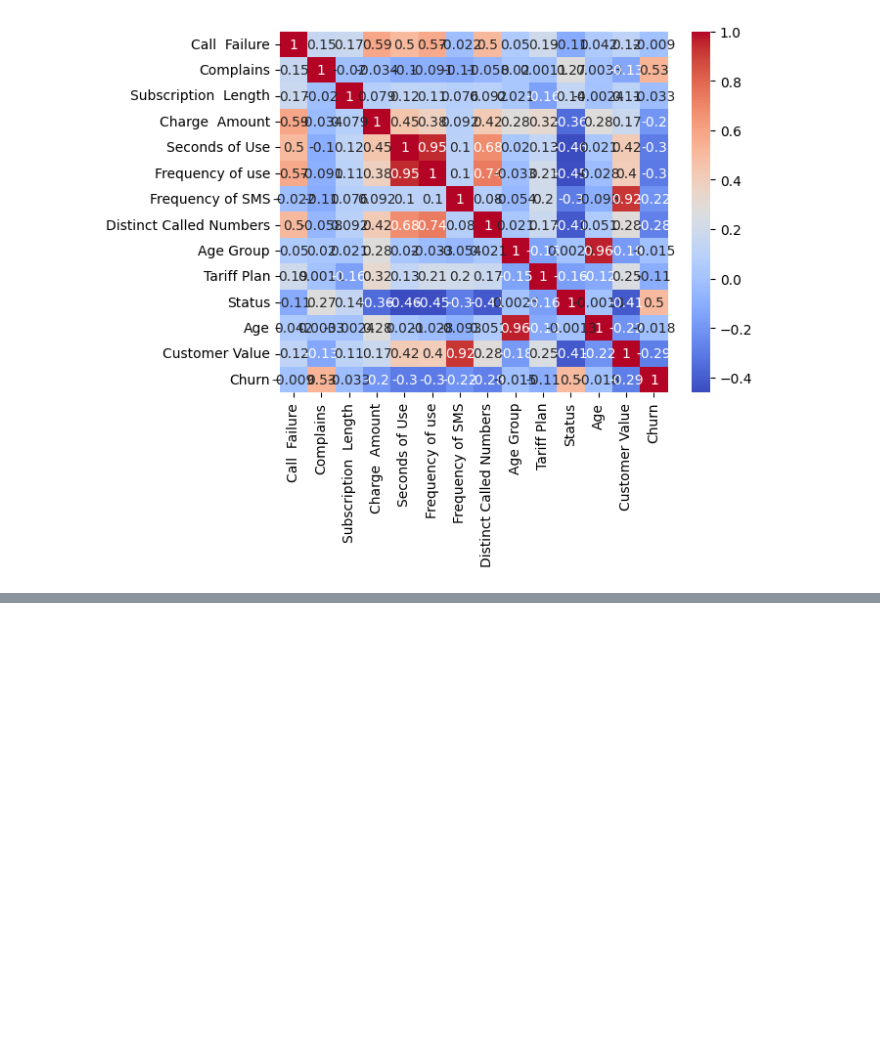
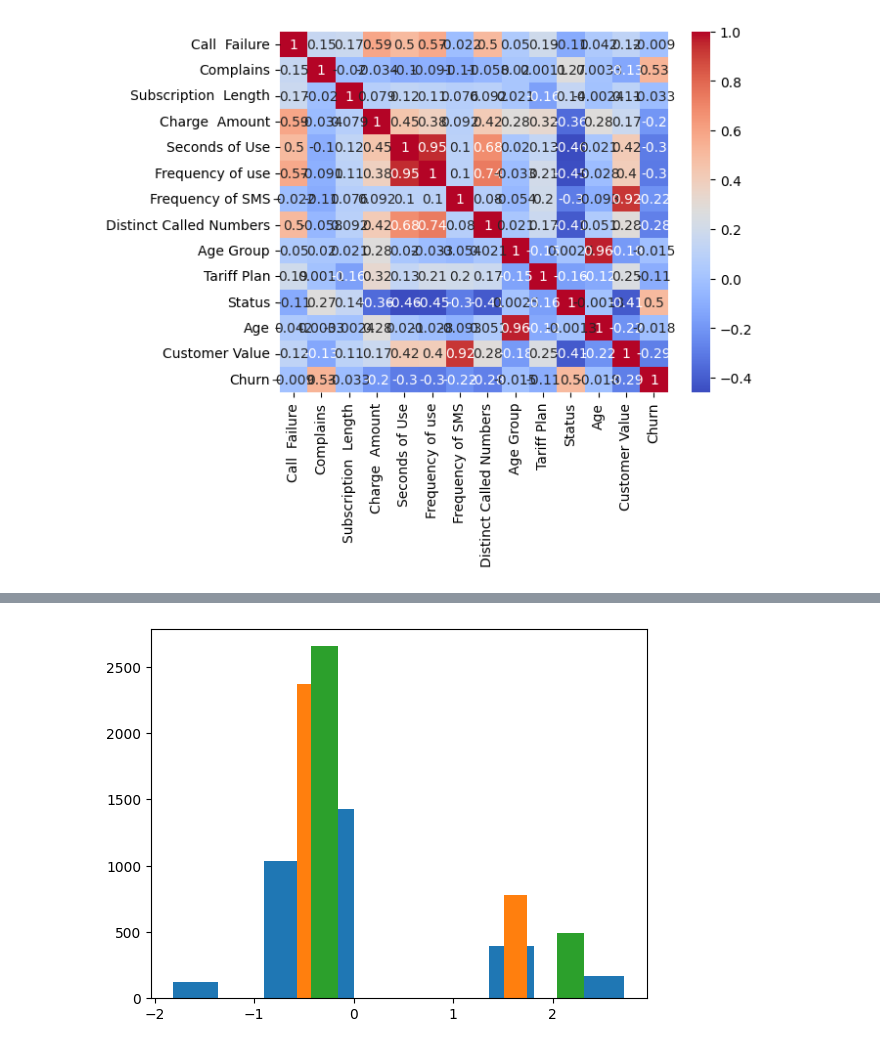
Before and after one commit to abhishekg-kellur/Data-Science, a Jupyter notebook: CustomerChurn dataset.ipynb, the cells around one changed output, grey strips where cells are left out. Saved outputs shown, nothing was run; the diff lists cells and outputs as text; code cells hidden in the pictures; blank space fills up the shorter version.

```diff
--- a/CustomerChurn dataset.ipynb
+++ b/CustomerChurn dataset.ipynb
@@ -76,4 +97,11 @@ sns.heatmap(corr, annot=True, cmap='coolwarm')
 # %%
 num = ['Complains','Age Group','Status','Age','Churn']
 scaler = StandardScaler()
-df[num] = scaler.fit_transform()
+df[num] = scaler.fit_transform(df[num])
+plt.show()
+# %%
+cont_var = ['Age','Status','Churn']
+for var in cont_var:
+    plt.hist(df[var])
+# %% [output]
+[figure, added]
```
Also changed, not shown: parts of 23 cells of this notebook.
